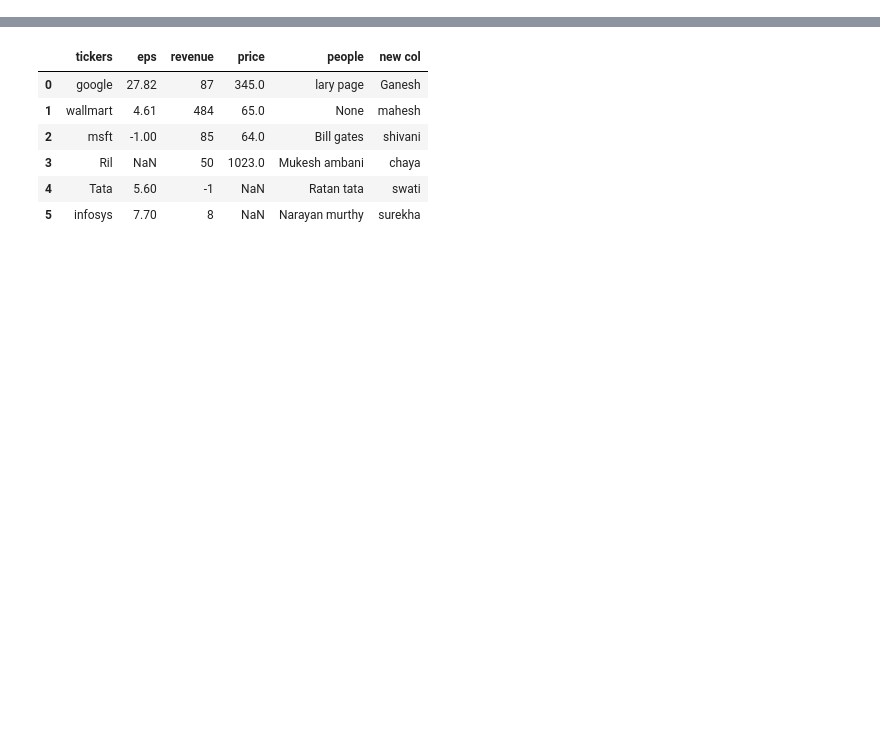
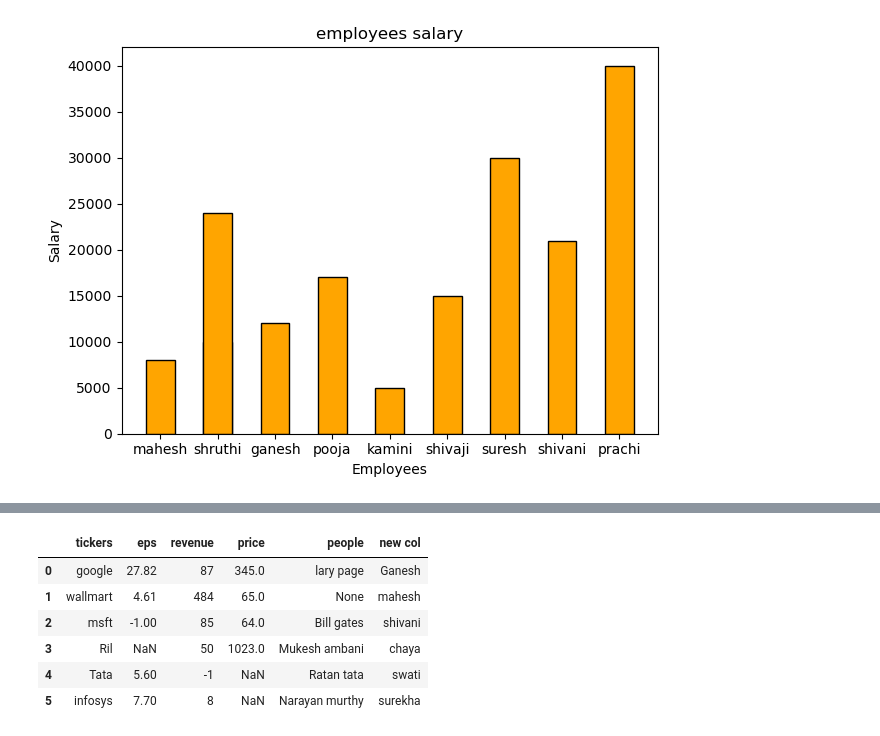
Before and after one commit to maheshkshi400/juypter, a Jupyter notebook: pandas_5.ipynb, the cells around one changed output, grey strips where cells are left out. Saved outputs shown, nothing was run; the diff lists cells and outputs as text; code cells hidden in the pictures; blank space fills up the shorter version.

```diff
--- a/pandas_5.ipynb
+++ b/pandas_5.ipynb
@@ -44,0 +131,21 @@ AttributeError: 'Source' object has no attribute 'asttext'
+# %%
+
+import matplotlib.pyplot as plt
+import numpy as np
+
+w=0.5
+x=['mahesh','shruthi','ganesh','pooja','kamini','shivaji','shruthi','suresh','shivani','prachi']
+h=[8000,10000,12000,17000,5000,15000,24000,30000,21000,40000]
+
+
+plt.bar(x,h,width=w,color="orange",ec="black")
+
+plt.xlabel("Employees")
+plt.ylabel("Salary")
+plt.title("employees salary")
+
+plt.tight_layout()
+
+plt.show()
+# %% [output]
+[figure, added]
```
Also changed, not shown: parts of 22 cells of this notebook, 4 other files.
